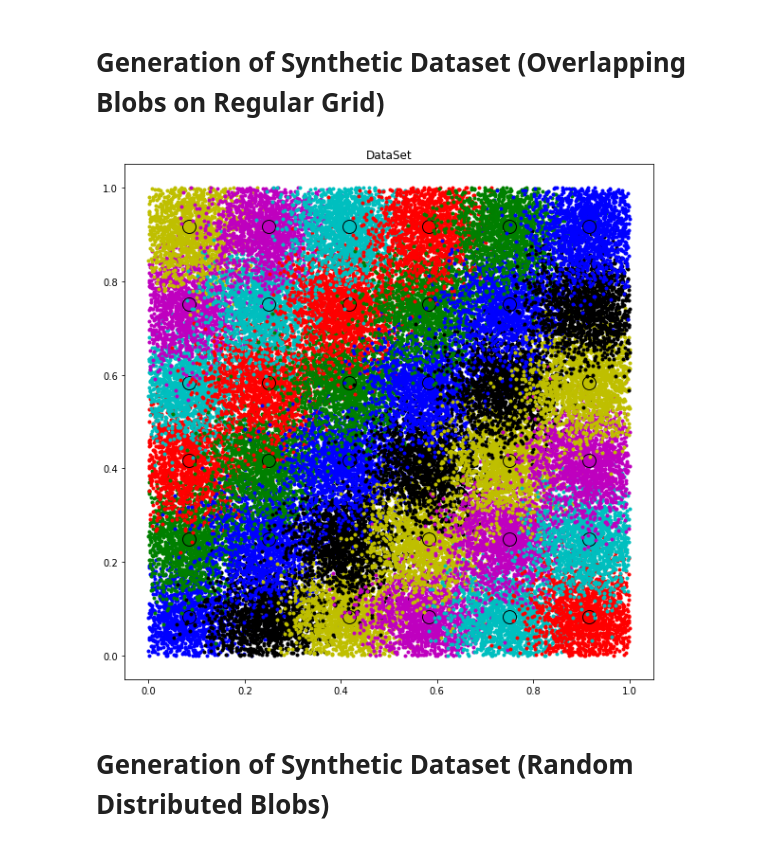
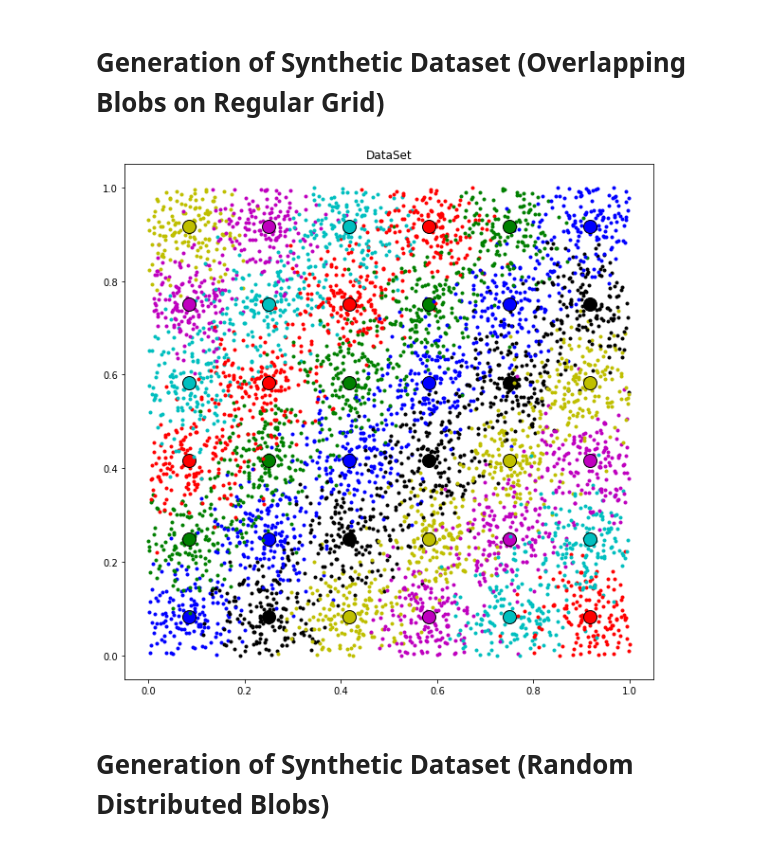
Before and after one commit to R-Mussabayev/flakylib, a Jupyter notebook: flakylib_demo.ipynb, the cells around one changed output. Saved outputs shown, nothing was run; the diff lists cells and outputs as text; code cells hidden in the pictures.

```diff
--- a/flakylib_demo.ipynb
+++ b/flakylib_demo.ipynb
@@ -12,25 +12,25 @@ from sklearn.cluster import KMeans
 # %%
 Drawing = True # If n_features > 2 then Drawing = True
 
 grid_size = 6
 n_features = 2
-n_samples = 60000
+n_samples = 6000
 standard_deviation = 0.06
 n_candidates = 3
 nb.config.NUMBA_NUM_THREADS = 8 # The number of CPU cores for the parallel processing
 
 
 samples, true_sample_membership, true_centroids = generate_blobs_on_grid(n_samples, grid_size, n_features, standard_deviation)
 
 if Drawing:
     draw_dataset(samples, true_centroids, true_sample_membership)
 
 n_samples = samples.shape[0]
 n_clusters = true_centroids.shape[0]
 
 sample_weights, sample_membership, sample_objectives, centroids, centroid_sums, centroid_counts, centroid_objectives = empty_state(n_samples, n_features, n_clusters)
 # %% [output]
-[figure, old version]
+[figure, new version]
 # %% [markdown]
 # Generation of Synthetic Dataset (Random Distributed Blobs)
 # %%
```
Also changed, not shown: parts of 22 cells of this notebook, 1 other file.
